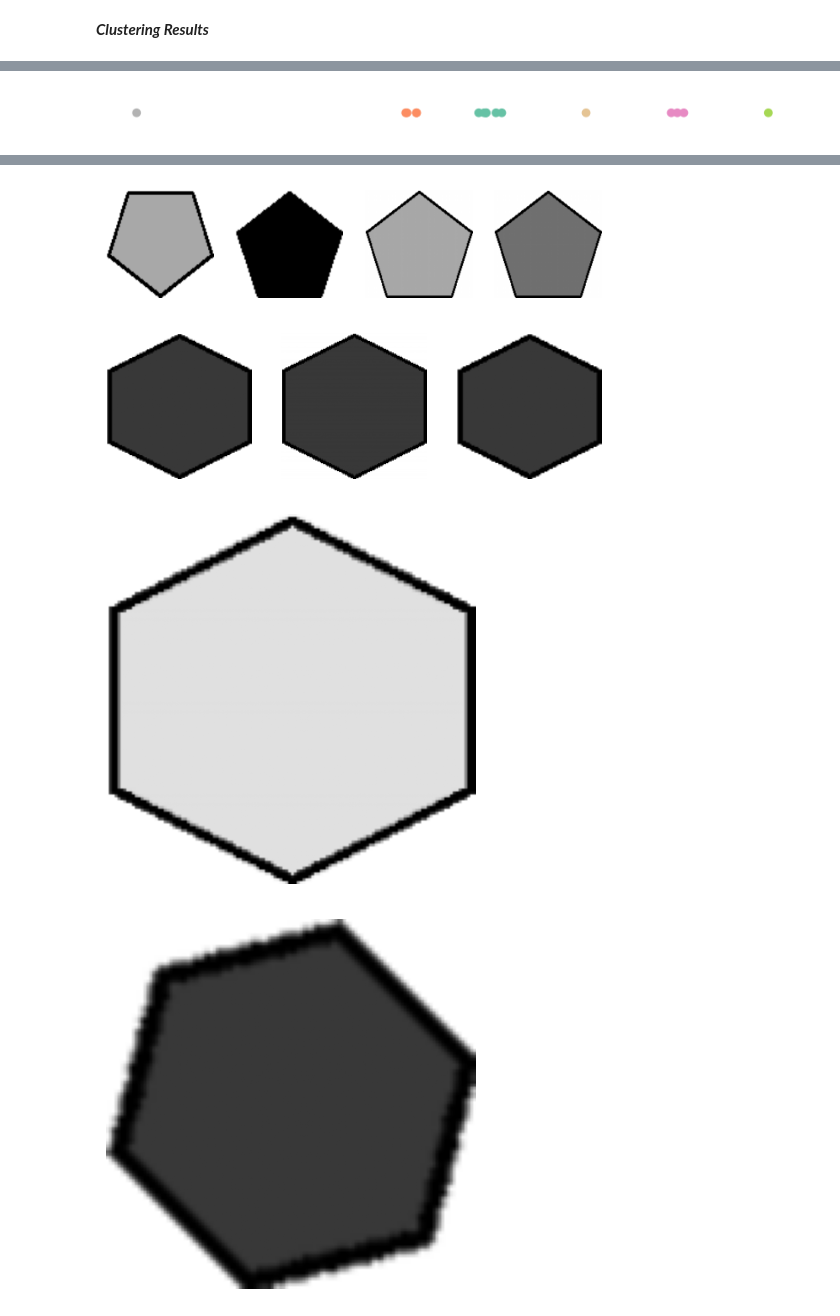
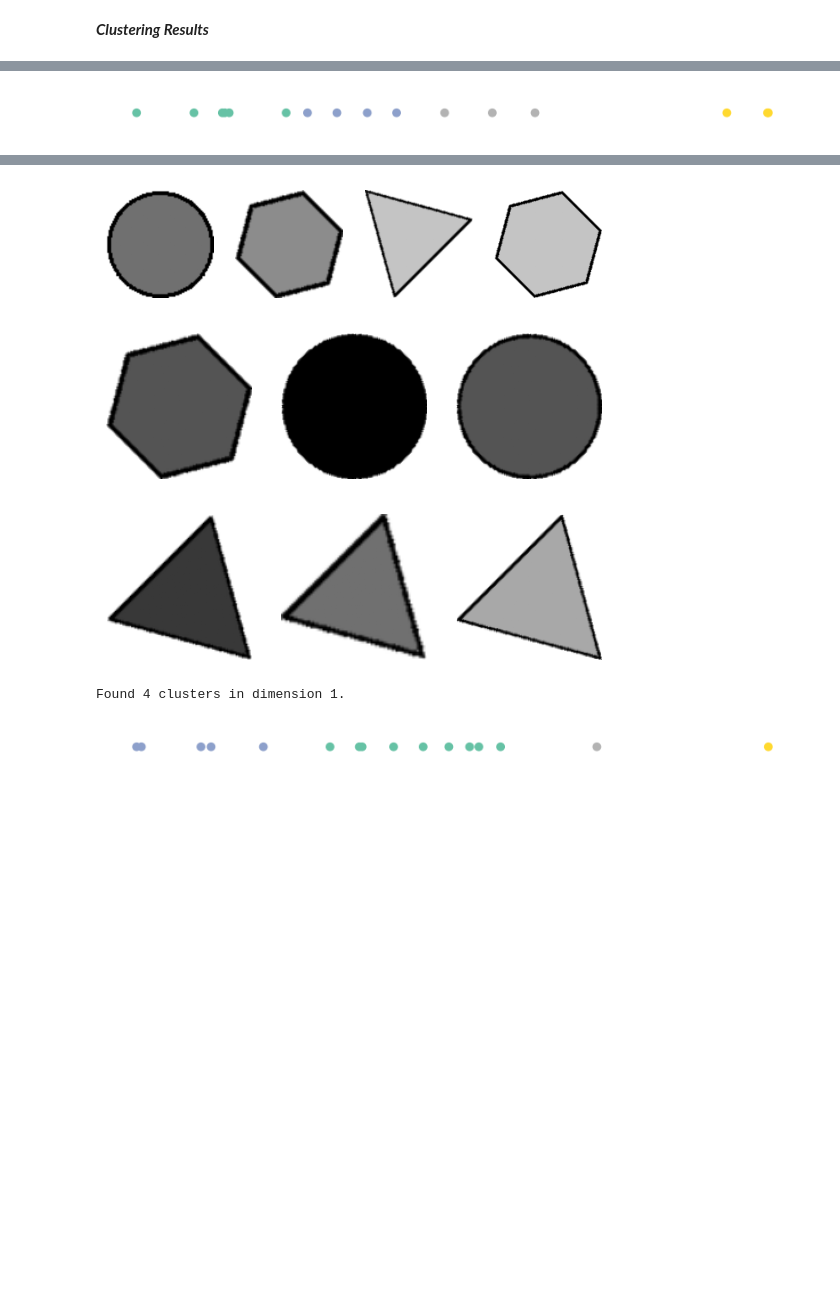
Before and after one commit to johannes-langer/ECo-NSR, a Jupyter notebook: src/representation/inference.ipynb, the cells around one changed output, grey strips where cells are left out. Saved outputs shown, nothing was run; the diff lists cells and outputs as text; code cells hidden in the pictures; blank space fills up the shorter version.

```diff
--- a/src/representation/inference.ipynb
+++ b/src/representation/inference.ipynb
@@ -93,7 +93,7 @@ checkpoint = torch.load(
         CWD,
         global_cfg.REPRESENTATION.TRAINING.output,
         global_cfg.REPRESENTATION.MODEL.name,
-        "version_0",
+        "version_1",
         "checkpoints",
         "last.ckpt",
     ),
@@ -140,8 +140,8 @@ sample_loader = DataLoader(
 # %% [markdown]
 **_Latent Traversals_**
 # %%
-minim = torch.zeros(1, 6)
-maxim = torch.zeros(1, 6)
+minim = torch.zeros(1, global_cfg.REPRESENTATION.MODEL.latent_dim)
+maxim = torch.zeros(1, global_cfg.REPRESENTATION.MODEL.latent_dim)
 
 for img in tqdm(sample_loader):
     img = img.to(device)
@@ -152,6 +152,6 @@ for img in tqdm(sample_loader):
     minim = torch.min(minim, torch.min(z, dim=0).values)
     maxim = torch.max(maxim, torch.max(z, dim=0).values)
 
-for i in range(6):
+for i in range(global_cfg.REPRESENTATION.MODEL.latent_dim):
     print(f"Dimension {i}: Min = {minim[0, i]}, Max = {maxim[0, i]}")
 # %% [output]
@@ -164,7 +162,7 @@ Dimension 5: Min = -5.037116527557373, Max = 2.953559637069702
 # %%
 n = 15
 
-sample = matrices[0]
+sample = matrices[23]
 img = crop_img(sample[0]["img"], sample[0]["locs"][0])
 img = Resize((
     global_cfg.REPRESENTATION.TRAINING.patch_size,
@@ -216,7 +208,7 @@ Values: [-5.037116527557373, -4.466353893280029, -3.8955912590026855, -3.3248288
 **_Clustering Results_**
 # %%
 # sample = random.choice(matrices)
-sample = matrices[0]
+sample = matrices[23]
 
 # collect all shapes as one batched tensor
 all_shapes = torch.tensor(0)
@@ -261 +253 @@ Found 6 clusters in dimension 0.
-[figure, old version]
+[figure, new version]
@@ -263,4 +255,5 @@ Found 6 clusters in dimension 0.
-[figure, old version]
+[figure, new version]
-[figure, old version]
+[figure, new version]
-[figure, old version]
+[figure, new version]
+Found 4 clusters in dimension 1.
-[figure, old version]
+[figure, new version]
```
Also changed, not shown: parts of 3 cells of this notebook, 7 other files.
